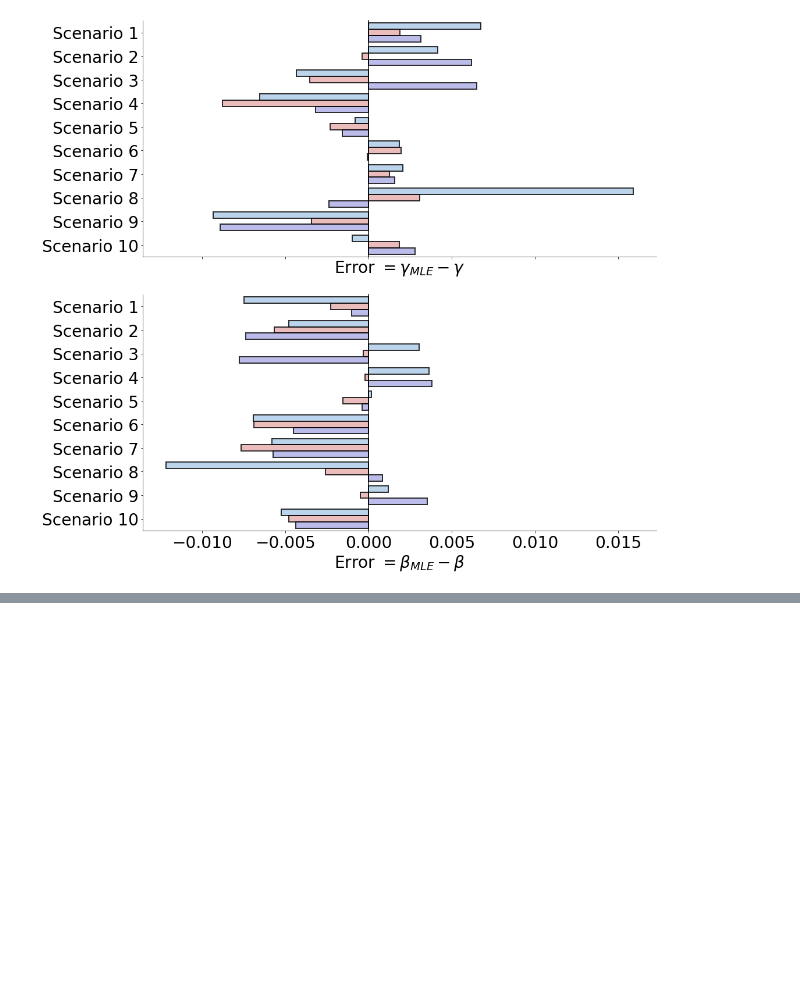
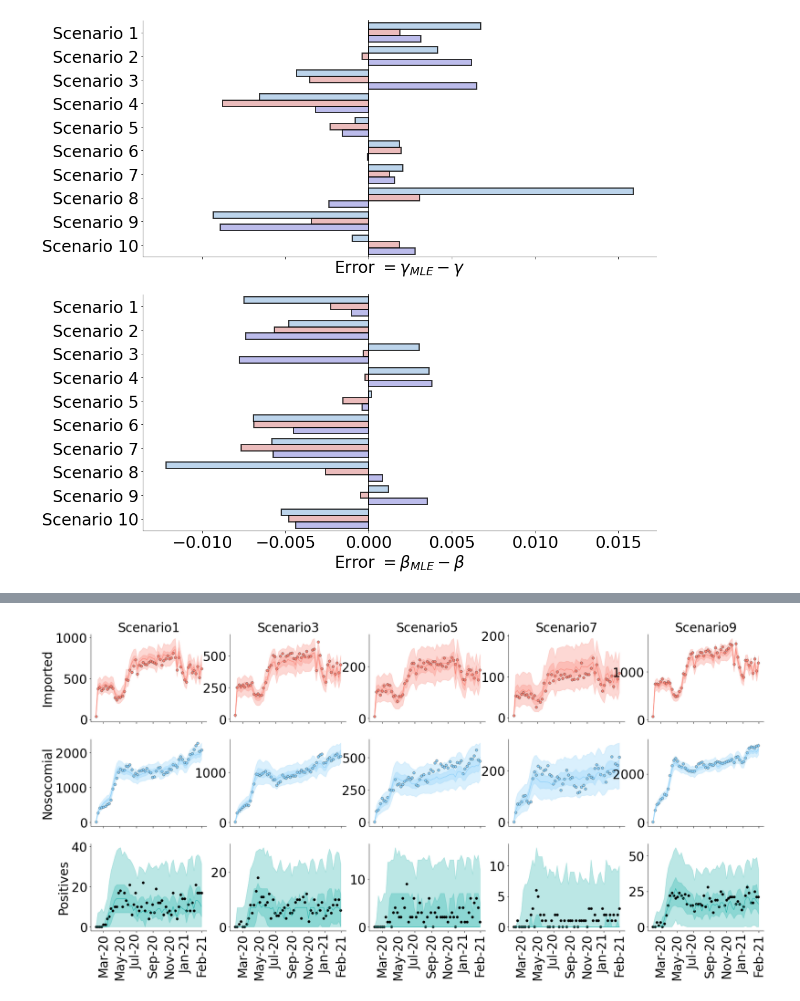
Before and after one commit to ChaosDonkey06/AMR_ABM, a Jupyter notebook: code/figures/Figure4.ipynb, the cells around one changed output, grey strips where cells are left out. Saved outputs shown, nothing was run; the diff lists cells and outputs as text; code cells hidden in the pictures; blank space fills up the shorter version.

```diff
--- a/code/figures/Figure4.ipynb
+++ b/code/figures/Figure4.ipynb
@@ -187 +193,11 @@ def create_variable_df(abm_settings, samples, variable_name):
+# %%
+movement_df, ward2cluster = load_movement_df(path_to_data, True)
+
+abm_settings                     = {}
+abm_settings["num_communities"]  = movement_df.ward_id.unique().shape[0]
+abm_settings["num_patients"]     = movement_df.mrn_id.unique().shape[0]
+abm_settings["num_wards"]        = movement_df.ward_id.unique().shape[0]
+abm_settings["num_wards_chunks"] = 6
+abm_settings["dates"]            = np.unique(movement_df.index.values)
+abm_settings["num_ensembles"]    = 300
 # %%
@@ -305,0 +331,3 @@ mle_w_df = mle_df.set_index(["date", "variable", "cluster", "scenario"]).unstack
+# %%
+scenarios_df["scenario_id"] = scenarios_df["name_scenario"].apply(lambda x: int(x[-1]))
+scenarios_use_df            = scenarios_df[scenarios_df.scenario_id.isin([1, 3, 5, 7, 9])]
@@ -305,0 +452,63 @@ mle_w_df = mle_df.set_index(["date", "variable", "cluster", "scenario"]).unstack
+# %%
+
+fig, axes1    = plt.subplots(3, 5, figsize=(27, 12.2), sharey=False, sharex=True)
+
+imp_df = mle_w_df[mle_w_df.variable=="imported"]
+var_df = obs_w_df[obs_w_df.variable=="colonized_imported"]
+
+for idx_sce, sce_row in scenarios_use_df.reset_index().iterrows():
+    imp_p_df = imp_df[imp_df.scenario==sce_row.name_scenario]
+    var_p_df = var_df[var_df.scenario==sce_row.name_scenario]
+
+    sns.lineplot(ax=axes1[0, idx_sce], data=imp_p_df, x="date", y="median", linewidth=1, color="salmon")
+    axes1[0, idx_sce].fill_between(imp_p_df.date, imp_p_df.low_95, imp_p_df.high_95, color="salmon", alpha=0.3, label="Imported Sim")
+    axes1[0, idx_sce].fill_between(imp_p_df.date, imp_p_df.low_50, imp_p_df.high_50, color="salmon", alpha=0.3)
+    sns.scatterplot(ax=axes1[0, idx_sce], data=var_p_df, x="date", y="value", label="Imported Data", edgecolor="k", facecolor="salmon", s=30)
+    format_axis(axes1[0, idx_sce], week=False)
+
+noso_df = mle_w_df[mle_w_df.variable=="nosocomial"]
+var_df  = obs_w_df[obs_w_df.variable=="nosocomial"]
+
+for idx_sce, sce_row in scenarios_use_df.reset_index().iterrows():
+    noso_p_df = noso_df[noso_df.scenario==sce_row.name_scenario]
+    var_p_df  = var_df[var_df.scenario==sce_row.name_scenario]
+
+    sns.lineplot(ax=axes1[1, idx_sce], data=noso_p_df, x="date", y="median", linewidth=1, color="lightskyblue")
+    axes1[1, idx_sce].fill_between(noso_p_df.date, noso_p_df.low_95, noso_p_df.high_95, color="lightskyblue", alpha=0.3, label="Imported Sim")
+    axes1[1, idx_sce].fill_between(noso_p_df.date, noso_p_df.low_50, noso_p_df.high_50, color="lightskyblue", alpha=0.3)
+    sns.scatterplot(ax=axes1[1, idx_sce], data=var_p_df, x="date", y="value", label="Nosocomial Data", edgecolor="k", facecolor="lightskyblue", s=30)
+    axes1[0, idx_sce].set_title(sce_row.name_scenario.capitalize())
+    format_axis(axes1[1, idx_sce], week=False)
+
+
+pos_df = mle_w_df[mle_w_df.variable=="positive"]
+var_df = obs_w_df[obs_w_df.variable=="positive"]
+
+for idx_sce, sce_row in scenarios_use_df.reset_index().iterrows():
+    pos_p_df = pos_df[pos_df.scenario==sce_row.name_scenario]
+    var_p_df  = var_df[var_df.scenario==sce_row.name_scenario]
+
+    sns.lineplot(ax=axes1[2, idx_sce], data=pos_p_df, x="date", y="median", linewidth=1, color="lightseagreen")
+    axes1[2, idx_sce].fill_between(pos_p_df.date, pos_p_df.low_95, pos_p_df.high_95, color="lightseagreen", alpha=0.3, label="Imported Sim")
+    axes1[2, idx_sce].fill_between(pos_p_df.date, pos_p_df.low_50, pos_p_df.high_50, color="lightseagreen", alpha=0.3)
+    sns.scatterplot(ax=axes1[2, idx_sce], data=var_p_df, x="date", y="value", label="Imported Data", edgecolor="k", facecolor="k", s=30)
+    format_axis(axes1[2, idx_sce], week=False)
+
+    x_ticks_pos    = [18322.0,  18383.0,   18444.0,   18506.0,    18567.0,  18628.0,  18687.0]
+    x_ticks_labels = ['Mar-20',  'May-20',  'Jul-20',  'Sep-20',  'Nov-20',  'Jan-21', 'Feb-21' ]
+
+    axes1[2, idx_sce].set_xticks(x_ticks_pos, x_ticks_labels)
+for axi in axes1.flatten():
+    axi.set_ylabel(None)
+    axi.set_xlabel(None)
+    axi.legend().remove()
+
+axes1[0, 0].set_ylabel(r"Imported")
+axes1[1, 0].set_ylabel(r"Nosocomial")
+axes1[2, 0].set_ylabel(r"Positives")
+
+################################################################################################################################
+path_to_save  = os.path.join(os.path.join("."), "syntheticFitPPTX.png")
+fig.savefig(path_to_save, dpi=300, transparent=True)
+# %% [output]
+[figure, added]
```
Also changed, not shown: parts of 7 cells of this notebook, 9 other files.
